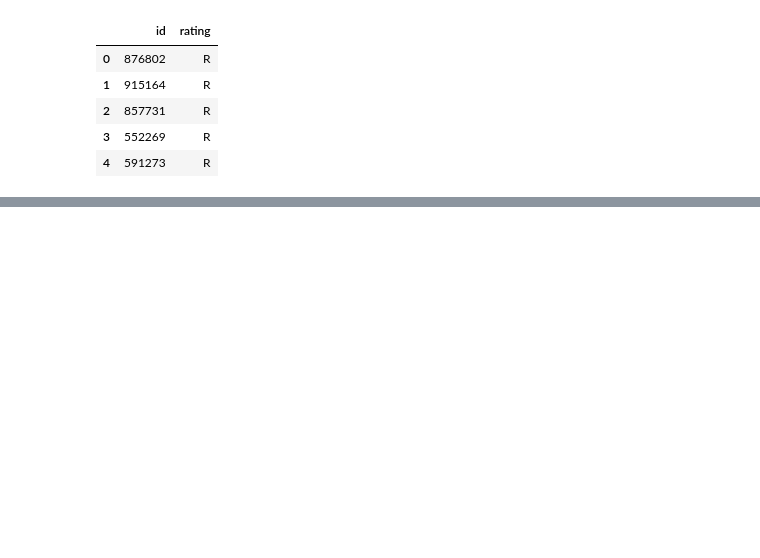
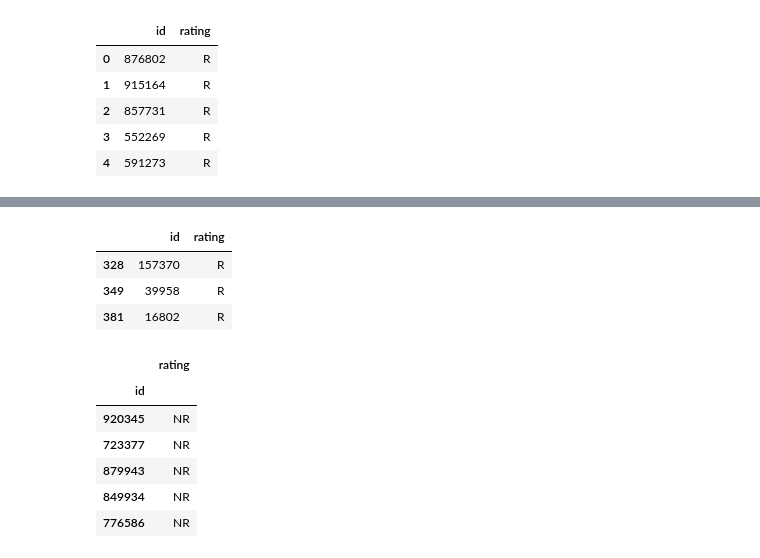
Before and after one commit to amirshirazi1/Queer-Visibility-in-Media, a Jupyter notebook: Jupyter Notebook/queer_movies_ratings_testnb.ipynb, the cells around one changed output, grey strips where cells are left out. Cells and saved outputs as stored; diff of their text form; code cells hidden in the pictures; blank space fills up the shorter version.

```diff
--- a/Jupyter Notebook/queer_movies_ratings_testnb.ipynb
+++ b/Jupyter Notebook/queer_movies_ratings_testnb.ipynb
@@ -172,0 +201,9 @@ lgbt_r_df.head()
+# %%
+# Drop duplicates and verify that they correctly dropped.
+lgbt_ratings_df = lgbt_ratings_df.drop_duplicates(subset=['id'], keep='last')
+lgbt_ratings_df.loc[lgbt_ratings_df.id.isin([157370,39958,16802])]
+# %% [output]
+|  | id | rating |
+| 328 | 157370 | R |
+| 349 | 39958 | R |
+| 381 | 16802 | R |
@@ -172,0 +214,11 @@ lgbt_r_df.head()
+# %%
+# Verify that index was set correctly
+lgbt_ratings_df.head()
+# %% [output]
+|  | rating |
+| id |  |
+| 920345 | NR |
+| 723377 | NR |
+| 879943 | NR |
+| 849934 | NR |
+| 776586 | NR |
```
Also changed, not shown: parts of 17 cells of this notebook.
